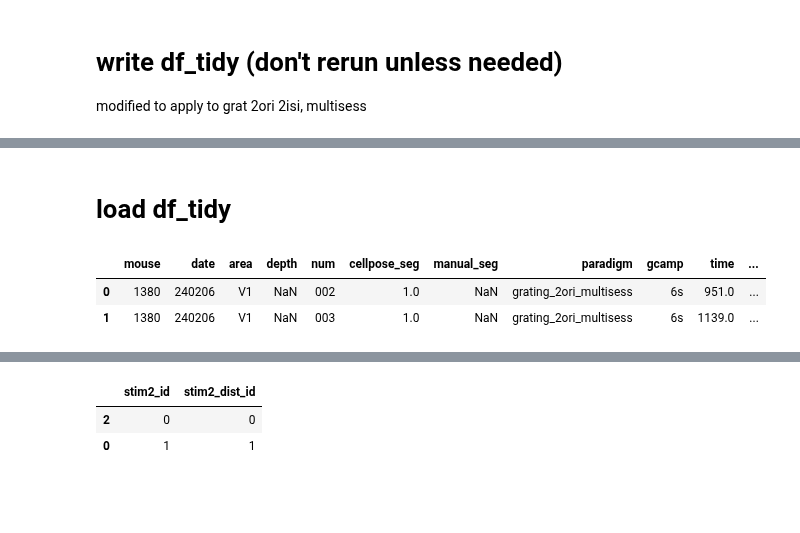
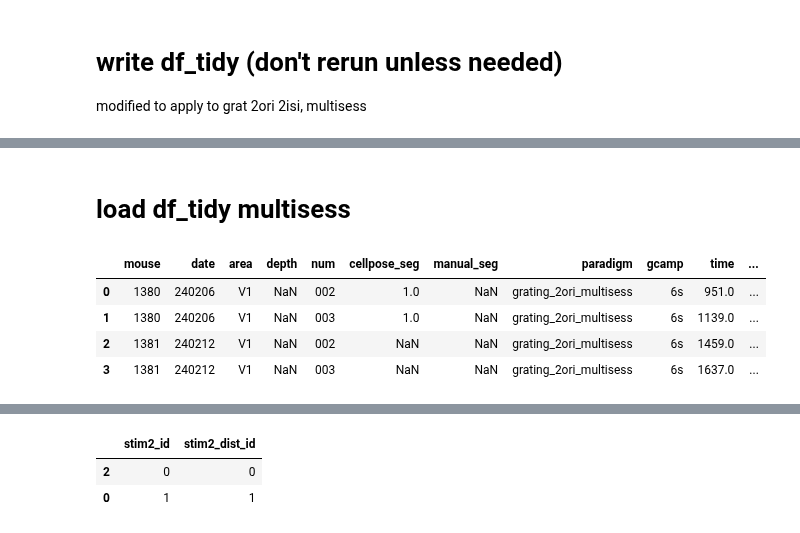
Before and after one commit to lanluo9/inter, a Jupyter notebook: scripts/ipynb/decode_grat2ori2isi.ipynb, the cells around one changed output, grey strips where cells are left out. Saved outputs shown, nothing was run; the diff lists cells and outputs as text; code cells hidden in the pictures; blank space fills up the shorter version.

```diff
--- a/scripts/ipynb/decode_grat2ori2isi.ipynb
+++ b/scripts/ipynb/decode_grat2ori2isi.ipynb
@@ -311,16 +309,19 @@ ncell: 126, nstim: 2, ntrial: 1556
 {0.0: 0, 157.5: 1}
 # %% [markdown]
-# load df_tidy
+# load df_tidy multisess
 # %%
 dir_data = r'\\duhs-user-nc1.dhe.duke.edu\dusom_glickfeldlab\All_Staff\home\lan\Data\2P_images\mat_inter/'.replace('\\', '/')
 dir_xls = os.path.join(dir_data, 'adp_dataset_master.xlsx')
 data_info = pd.read_excel(dir_xls)
 meta = data_info[(data_info.paradigm == 'grating_2ori_multisess')
-                 & ((data_info.cellpose_seg == True) | (data_info.manual_seg == True))].reset_index(drop=True)
+                #  & ((data_info.cellpose_seg == True) | (data_info.manual_seg == True))
+                 ].reset_index(drop=True)
 nset = meta.shape[0]
 meta
 # %% [output]
 |  | mouse | date | area | depth | num | cellpose_seg | manual_seg | paradigm | gcamp | time | ... |
 | 0 | 1380 | 240206 | V1 | NaN | 002 | 1.0 | NaN | grating_2ori_multisess | 6s | 951.0 | ... |
 | 1 | 1380 | 240206 | V1 | NaN | 003 | 1.0 | NaN | grating_2ori_multisess | 6s | 1139.0 | ... |
+| 2 | 1381 | 240212 | V1 | NaN | 002 | NaN | NaN | grating_2ori_multisess | 6s | 1459.0 | ... |
+| 3 | 1381 | 240212 | V1 | NaN | 003 | NaN | NaN | grating_2ori_multisess | 6s | 1637.0 | ... |
 # %%
```
Also changed, not shown: parts of 9 cells of this notebook, 5 other files.
